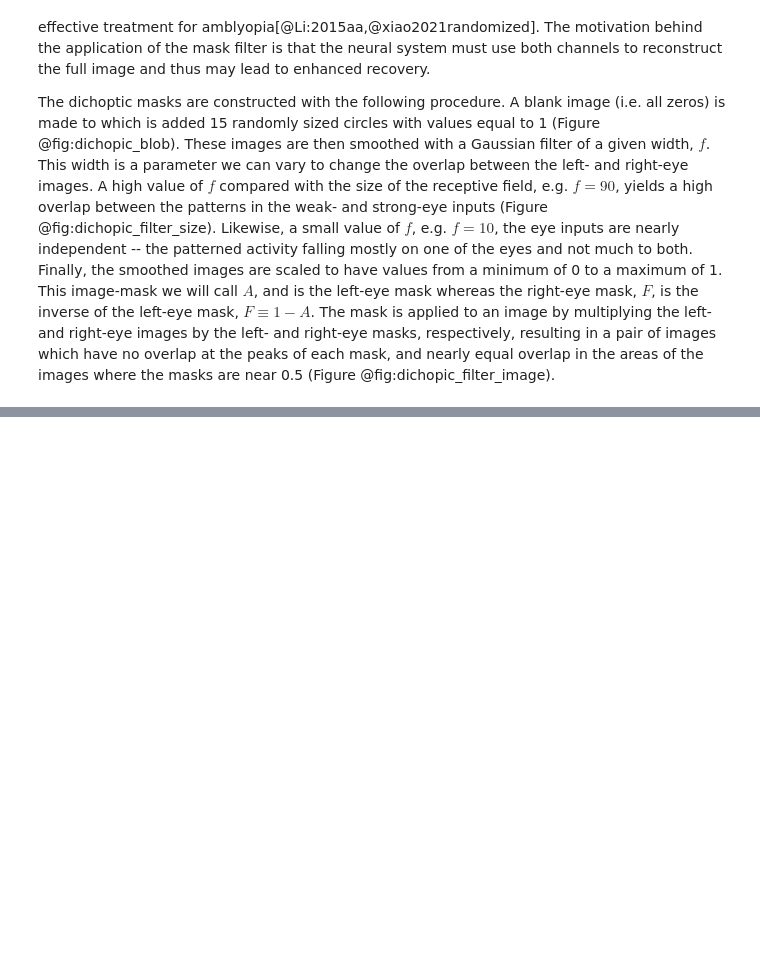
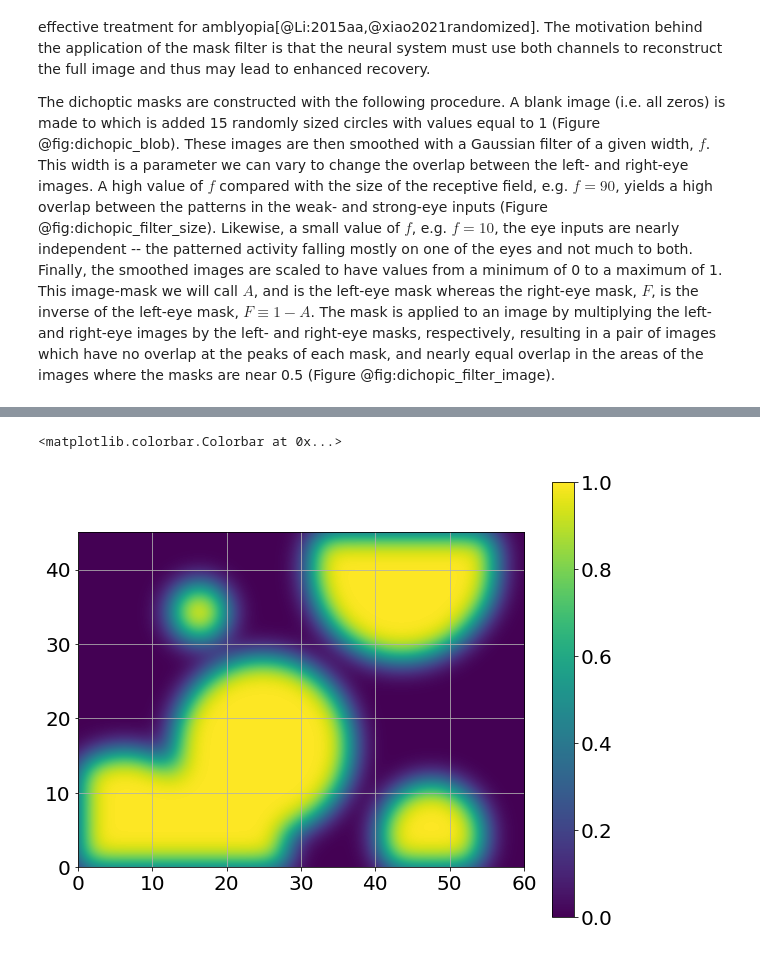
Before and after one commit to bblais/Amblyopia-Simulation, a Jupyter notebook: Treatment Models.ipynb, the cells around one changed output, grey strips where cells are left out. Drawn from its saved outputs; the diff is of its cells as text; code cells hidden in the pictures; blank space fills up the shorter version.

```diff
--- a/Treatment Models.ipynb
+++ b/Treatment Models.ipynb
@@ -14,6 +21,9 @@ Splikes version  0.1.2
 Plasticnet version  0.1.6
 macOS-10.16-x86_64-i386-64bit
 Base Image File: asdf/bbsk081604_all_log2dog.asdf
+# %%
+for i in tqdm(range(100)):
+    pass
 # %% [markdown]
 ## Models of Treatments for Amblyopia {#sec-models-of-treatments}
 
@@ -135,0 +242,4 @@ The dichoptic masks are constructed with the following procedure.  A blank image
+# %%
+%%time
+res=convolve2d(g,f,mode='same')
+res=res/res.max()
@@ -135,0 +249,6 @@ The dichoptic masks are constructed with the following procedure.  A blank image
+# %%
+plt.imshow(res,extent=[0,pixel2deg(res.shape[1]),0,pixel2deg(res.shape[0])])
+plt.colorbar()
+# %% [output]
+<matplotlib.colorbar.Colorbar at 0x...>
+[figure, added]
```
Also changed, not shown: parts of 17 cells of this notebook, 27 other files.
